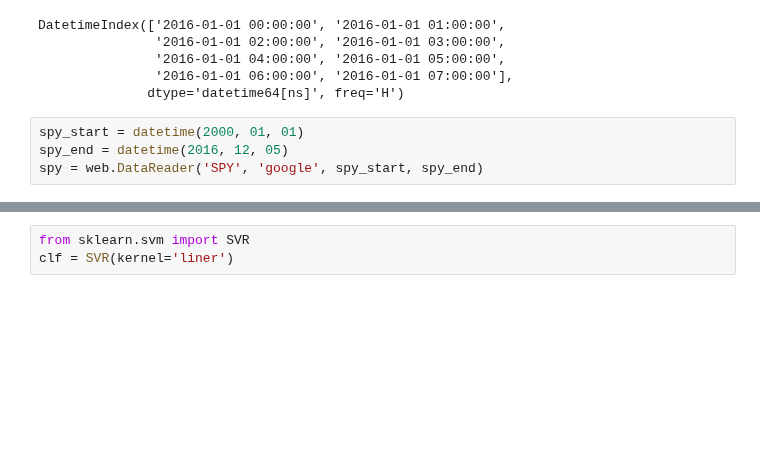
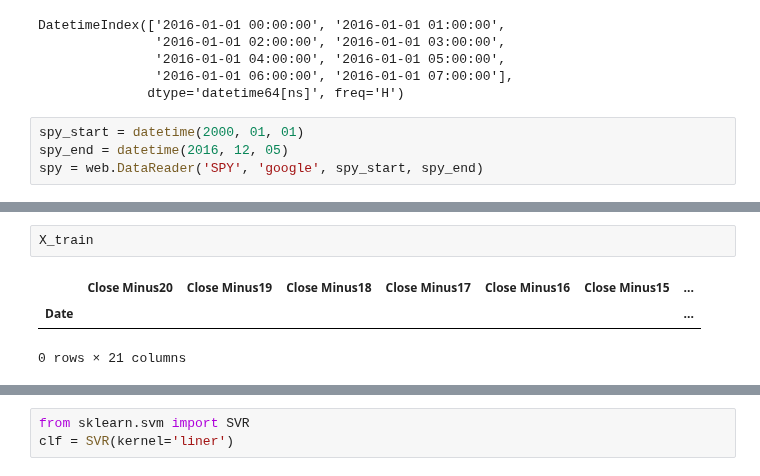
Before and after one commit to spockl/GA-DSI, a Jupyter notebook: curriculum/week-12/1.1-time-series-intro/time-series-me.ipynb, the cells around one changed output, grey strips where cells are left out. Saved outputs shown, nothing was run; the diff lists cells and outputs as text; blank space fills up the shorter version.

```diff
--- a/curriculum/week-12/1.1-time-series-intro/time-series-me.ipynb
+++ b/curriculum/week-12/1.1-time-series-intro/time-series-me.ipynb
@@ -209,0 +262,6 @@ y_train = spy['Close'].shift(-1)[-1000:]
+# %%
+X_train
+# %% [output]
+|  | Close Minus20 | Close Minus19 | Close Minus18 | Close Minus17 | Close Minus16 | Close Minus15 | ... |
+| Date |  |  |  |  |  |  | ... |
+0 rows × 21 columns
```
Also changed, not shown: parts of 8 cells of this notebook, 3 other files.
